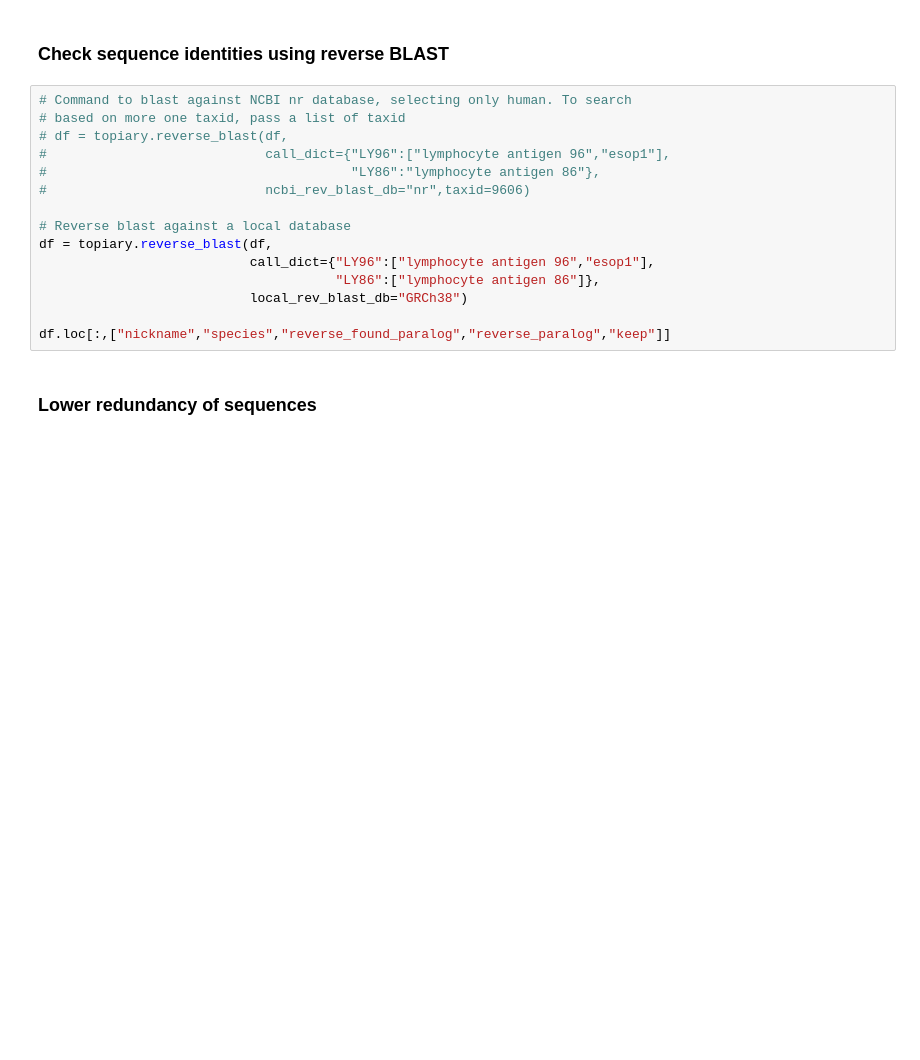
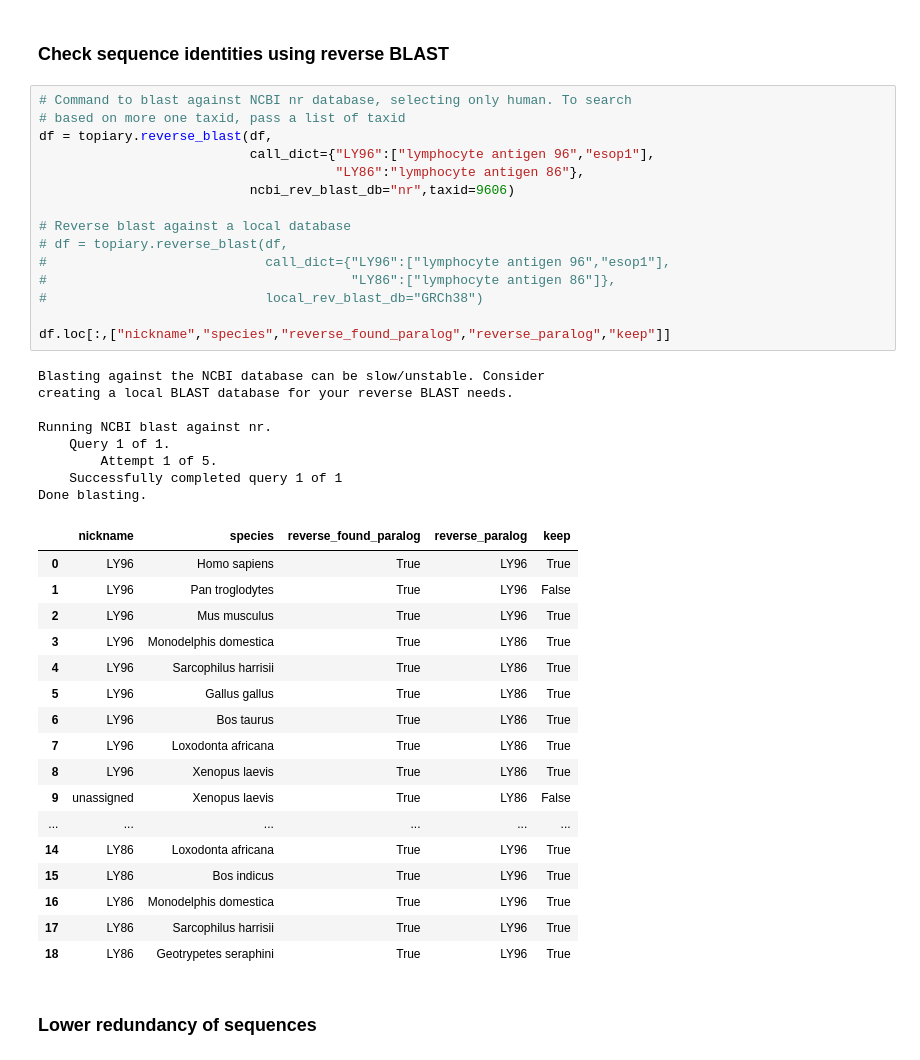
Before and after one commit to harmslab/asr-protocol, a Jupyter notebook: asr-protocol/quickstart.ipynb, the cells around one changed output. Cells and saved outputs as stored; diff of their text form; blank space fills up the shorter version.

Commit message:
updated to latest version of topiary

```diff
--- a/asr-protocol/quickstart.ipynb
+++ b/asr-protocol/quickstart.ipynb
@@ -43,18 +118,44 @@ topiary.draw.species_tree(species_tree,width=100)
 # %%
 # Command to blast against NCBI nr database, selecting only human. To search
 # based on more one taxid, pass a list of taxid
+df = topiary.reverse_blast(df,
+                           call_dict={"LY96":["lymphocyte antigen 96","esop1"],
+                                      "LY86":"lymphocyte antigen 86"},
+                           ncbi_rev_blast_db="nr",taxid=9606)
+
+# Reverse blast against a local database
 # df = topiary.reverse_blast(df,
 #                            call_dict={"LY96":["lymphocyte antigen 96","esop1"],
-#                                       "LY86":"lymphocyte antigen 86"},
-#                            ncbi_rev_blast_db="nr",taxid=9606)
-
-# Reverse blast against a local database
-df = topiary.reverse_blast(df,
-                           call_dict={"LY96":["lymphocyte antigen 96","esop1"],
-                                      "LY86":["lymphocyte antigen 86"]},
-                           local_rev_blast_db="GRCh38")
+#                                       "LY86":["lymphocyte antigen 86"]},
+#                            local_rev_blast_db="GRCh38")
 
 df.loc[:,["nickname","species","reverse_found_paralog","reverse_paralog","keep"]]
+# %% [output]
+Blasting against the NCBI database can be slow/unstable. Consider
+creating a local BLAST database for your reverse BLAST needs.
+
+Running NCBI blast against nr.
+    Query 1 of 1.
+        Attempt 1 of 5.
+    Successfully completed query 1 of 1
+Done blasting.
+|  | nickname | species | reverse_found_paralog | reverse_paralog | keep |
+| 0 | LY96 | Homo sapiens | True | LY96 | True |
+| 1 | LY96 | Pan troglodytes | True | LY96 | False |
+| 2 | LY96 | Mus musculus | True | LY96 | True |
+| 3 | LY96 | Monodelphis domestica | True | LY86 | True |
+| 4 | LY96 | Sarcophilus harrisii | True | LY86 | True |
+| 5 | LY96 | Gallus gallus | True | LY86 | True |
+| 6 | LY96 | Bos taurus | True | LY86 | True |
+| 7 | LY96 | Loxodonta africana | True | LY86 | True |
+| 8 | LY96 | Xenopus laevis | True | LY86 | True |
+| 9 | unassigned | Xenopus laevis | True | LY86 | False |
+| ... | ... | ... | ... | ... | ... |
+| 14 | LY86 | Loxodonta africana | True | LY96 | True |
+| 15 | LY86 | Bos indicus | True | LY96 | True |
+| 16 | LY86 | Monodelphis domestica | True | LY96 | True |
+| 17 | LY86 | Sarcophilus harrisii | True | LY96 | True |
+| 18 | LY86 | Geotrypetes seraphini | True | LY96 | True |
 # %% [markdown]
 ### Lower redundancy of sequences
 # %%
```
Also changed, not shown: parts of 17 cells of this notebook.
